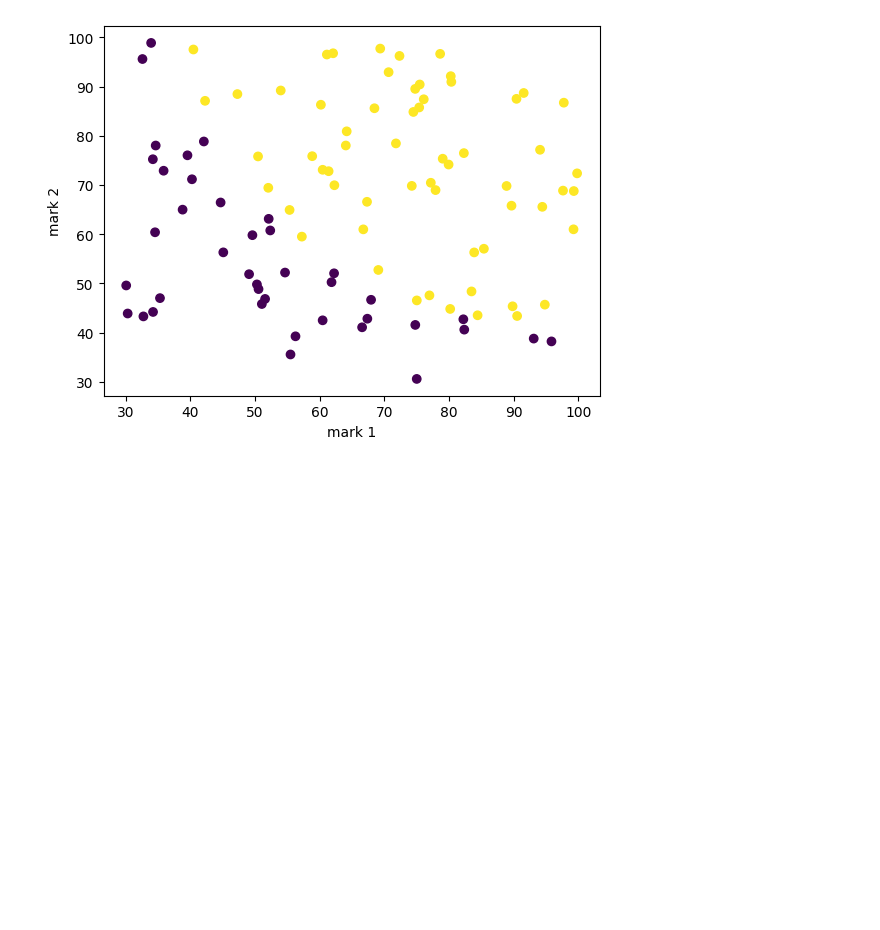
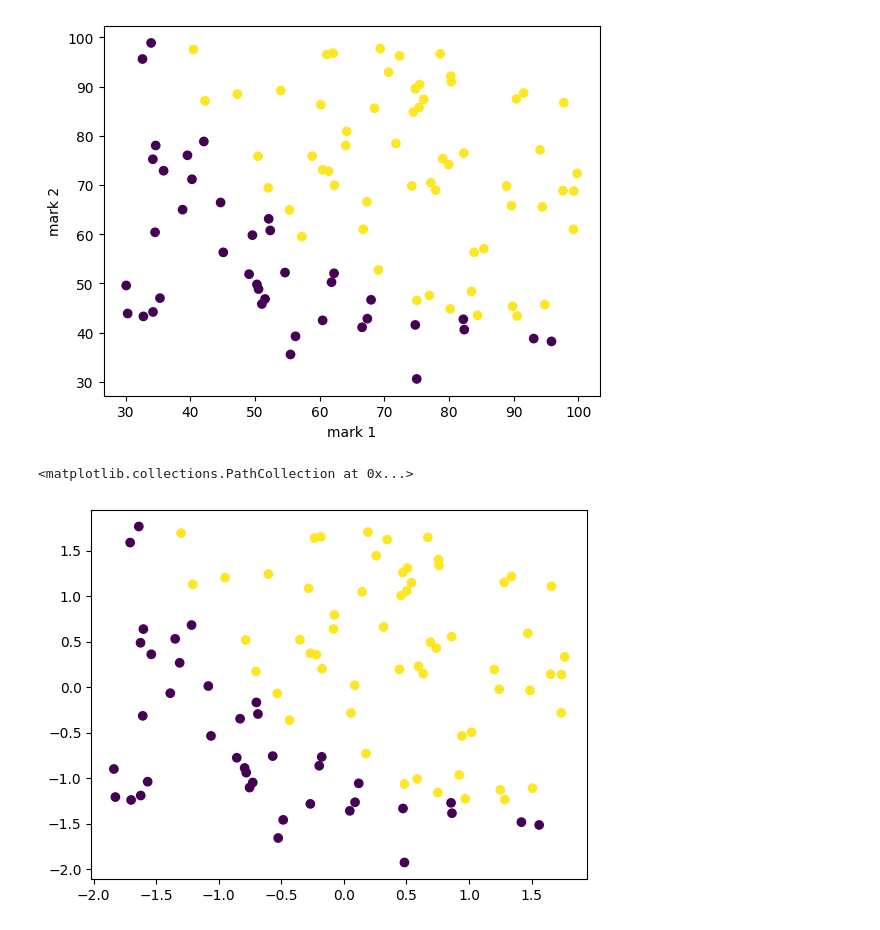
Before and after one commit to Xopppek/ml_sem6, a Jupyter notebook: lab21.ipynb, the cells around one changed output. Drawn from its saved outputs; the diff is of its cells as text; code cells hidden in the pictures; blank space fills up the shorter version.

```diff
--- a/lab21.ipynb
+++ b/lab21.ipynb
@@ -28,0 +30,18 @@ def h(theta, x):
+# %%
+x = df[['mark1', 'mark2']].values
+
+def normalize(x):
+  std_fixed = np.zeros_like(np.std(x, axis=0))
+  std_fixed[np.std(x, axis=0) == 0] = 1
+  std_fixed += np.std(x, axis=0)
+  return (x - np.mean(x, axis=0))/std_fixed, np.mean(x, axis=0), np.std(x, axis=0)
+
+x, mean, std = normalize(x)
+x = np.concatenate((np.ones((x.shape[0], 1)), x), axis=1)
+
+y = df['status'].values
+y = y.reshape((-1, 1))
+plt.scatter(x[:,1], x[:,2], c = y)
+# %% [output]
+<matplotlib.collections.PathCollection at 0x...>
+[figure, added]
```
Also changed, not shown: parts of 12 cells of this notebook, 2 other files.
